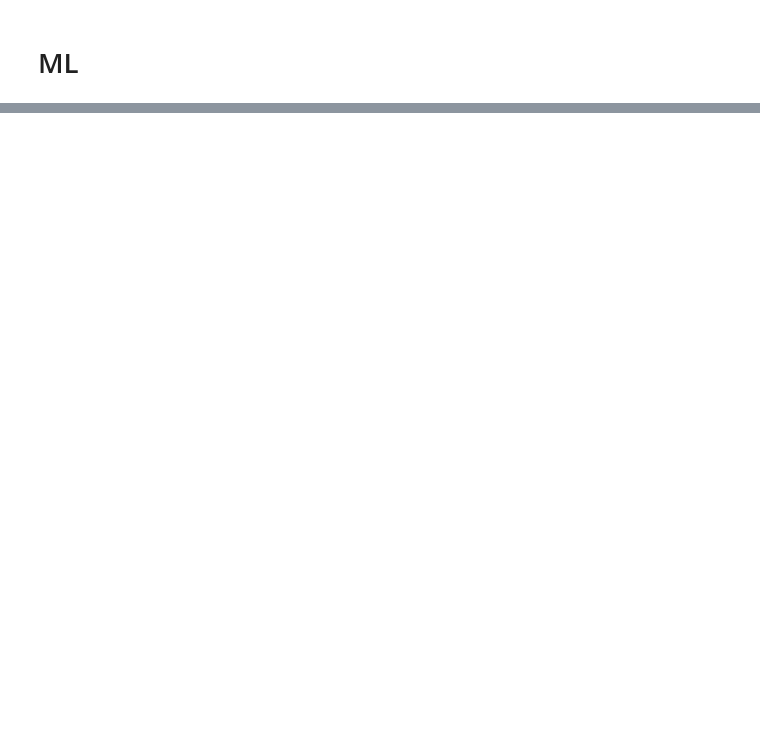
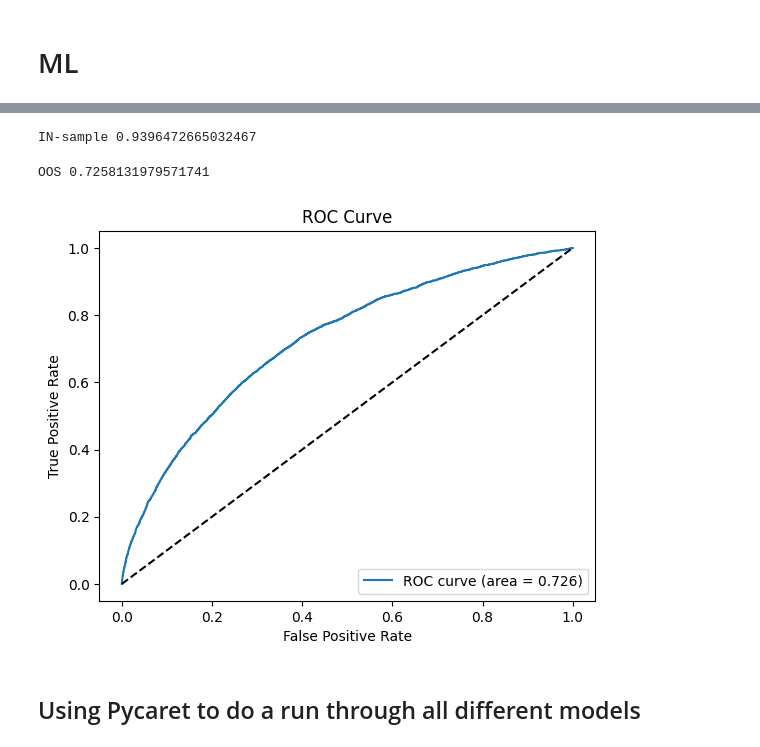
Before and after one commit to nicola-l/credit-default-kaggle, a Jupyter notebook: data_EDA.ipynb, the cells around one changed output, grey strips where cells are left out. Saved outputs shown, nothing was run; the diff lists cells and outputs as text; code cells hidden in the pictures; blank space fills up the shorter version.

```diff
--- a/data_EDA.ipynb
+++ b/data_EDA.ipynb
@@ -413,0 +843,27 @@ Name: Description, dtype: object
+# %%
+# get insample performance
+from sklearn.metrics import roc_auc_score
+print('IN-sample',roc_auc_score(train['TARGET'],gbm.predict(train.drop('TARGET',axis=1))))
+# %% [output]
+IN-sample 0.9396472665032467
+# %%
+# get outsample performance
+print('OOS',roc_auc_score(test['TARGET'],gbm.predict(test.drop('TARGET',axis=1))))
+# %% [output]
+OOS 0.7258131979571741
+# %%
+# plot ROC curve
+from sklearn.metrics import roc_curve
+import matplotlib.pyplot as plt
+fpr, tpr, thresholds = roc_curve(test['TARGET'],gbm.predict(test.drop('TARGET',axis=1)))
+plt.plot(fpr, tpr, label='ROC curve (area = %0.3f)' % roc_auc_score(test['TARGET'],gbm.predict(test.drop('TARGET',axis=1))))
+plt.plot([0, 1], [0, 1], 'k--')
+plt.xlabel('False Positive Rate')
+plt.ylabel('True Positive Rate')
+plt.title('ROC Curve')
+plt.legend(loc="lower right")
+plt.show()
+# %% [output]
+[figure, added]
+# %% [markdown]
+## Using Pycaret to do a run through all different models
```
Also changed, not shown: parts of 96 cells of this notebook.
